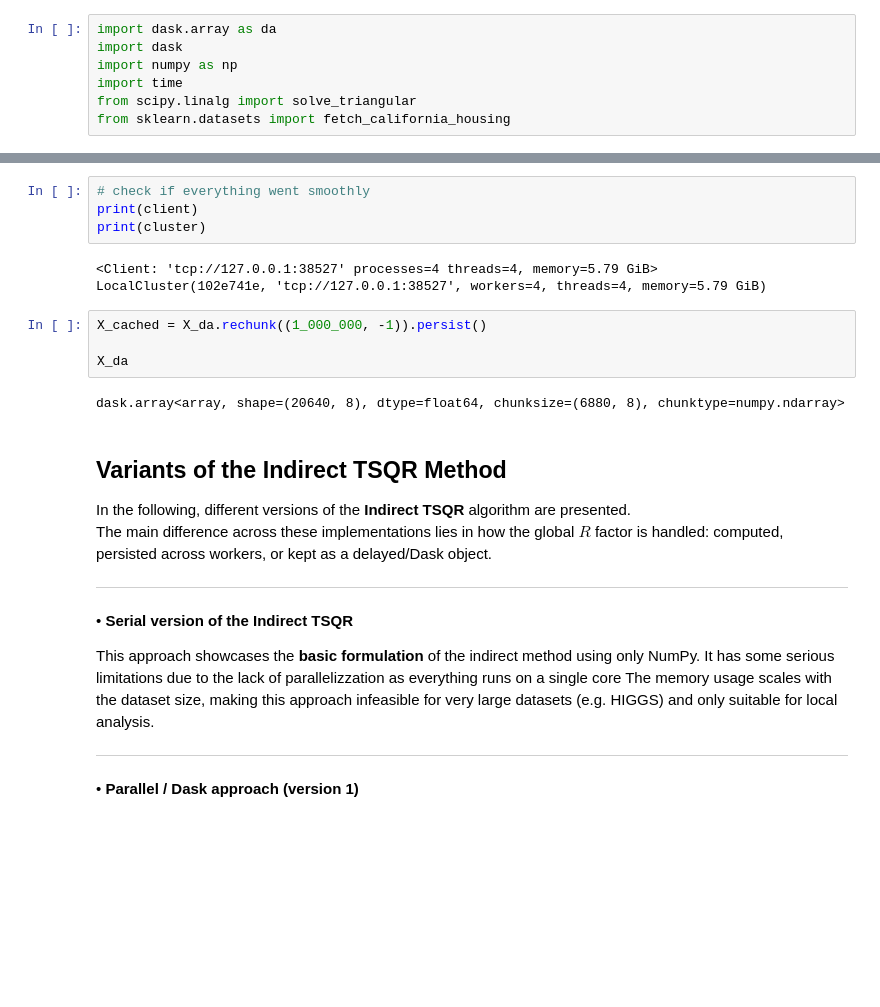
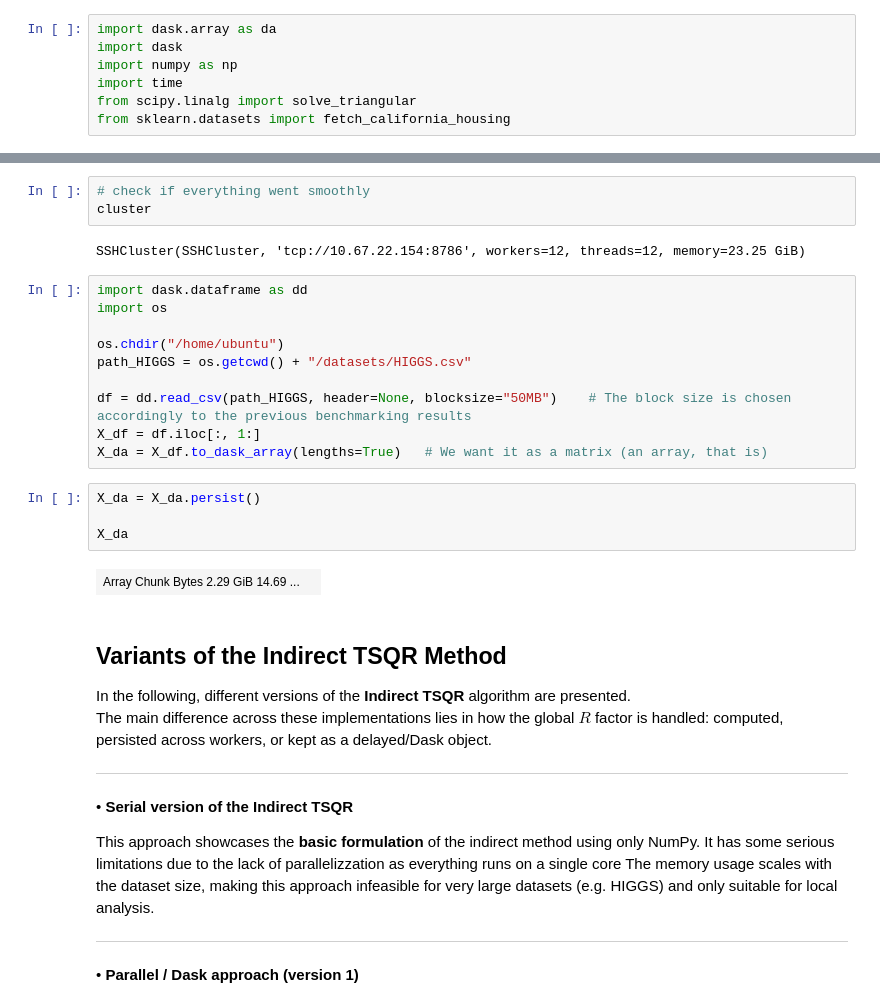
Before and after one commit to AlessandroMiotto/MAPD_project, a Jupyter notebook: Indirect copy.ipynb, the cells around one changed output, grey strips where cells are left out. Drawn from its saved outputs; the diff is of its cells as text; blank space fills up the shorter version.

```diff
--- a/Indirect copy.ipynb
+++ b/Indirect copy.ipynb
@@ -91,16 +109,24 @@ client = Client(cluster)
 # %%
 # check if everything went smoothly
-print(client)
-print(cluster)
+cluster
 # %% [output]
-<Client: 'tcp://127.0.0.1:38527' processes=4 threads=4, memory=5.79 GiB>
-LocalCluster(102e741e, 'tcp://127.0.0.1:38527', workers=4, threads=4, memory=5.79 GiB)
+SSHCluster(SSHCluster, 'tcp://10.67.22.154:8786', workers=12, threads=12, memory=23.25 GiB)
+# %%
+import dask.dataframe as dd
+import os
+
+os.chdir("/home/ubuntu")
+path_HIGGS = os.getcwd() + "/datasets/HIGGS.csv"
+
+df = dd.read_csv(path_HIGGS, header=None, blocksize="50MB")    # The block size is chosen accordingly to the previous benchmarking results
+X_df = df.iloc[:, 1:]
+X_da = X_df.to_dask_array(lengths=True)   # We want it as a matrix (an array, that is)
 # %%
-X_cached = X_da.rechunk((1_000_000, -1)).persist()
+X_da = X_da.persist()
 
 X_da
 # %% [output]
-dask.array<array, shape=(20640, 8), dtype=float64, chunksize=(6880, 8), chunktype=numpy.ndarray>
+| Array Chunk Bytes 2.29 GiB 14.69 ... |  |
 # %% [markdown]
 ## Variants of the Indirect TSQR Method
 In the following, different versions of the **Indirect TSQR** algorithm are presented.
```
Also changed, not shown: parts of 12 cells of this notebook.
